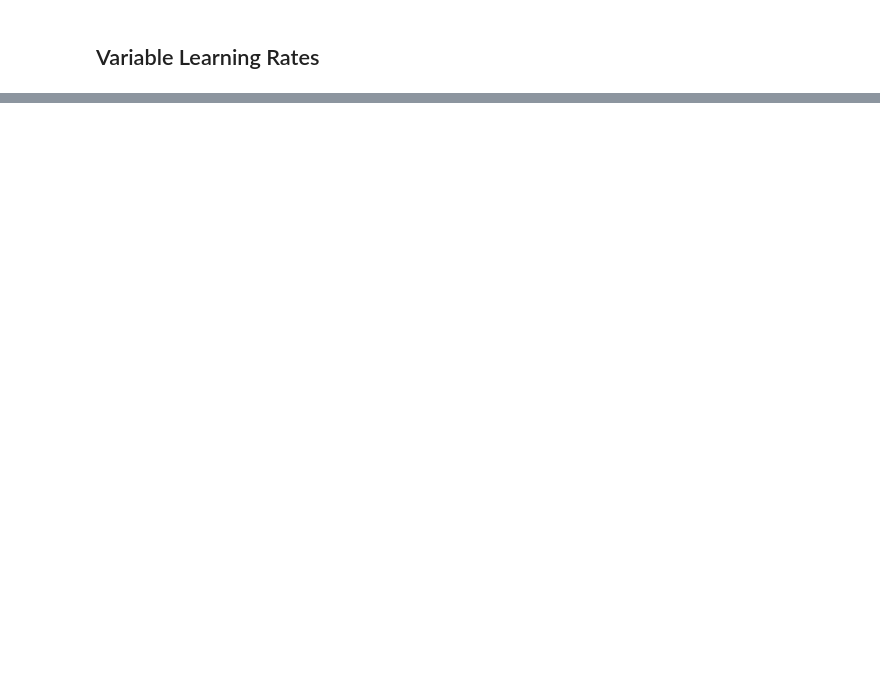
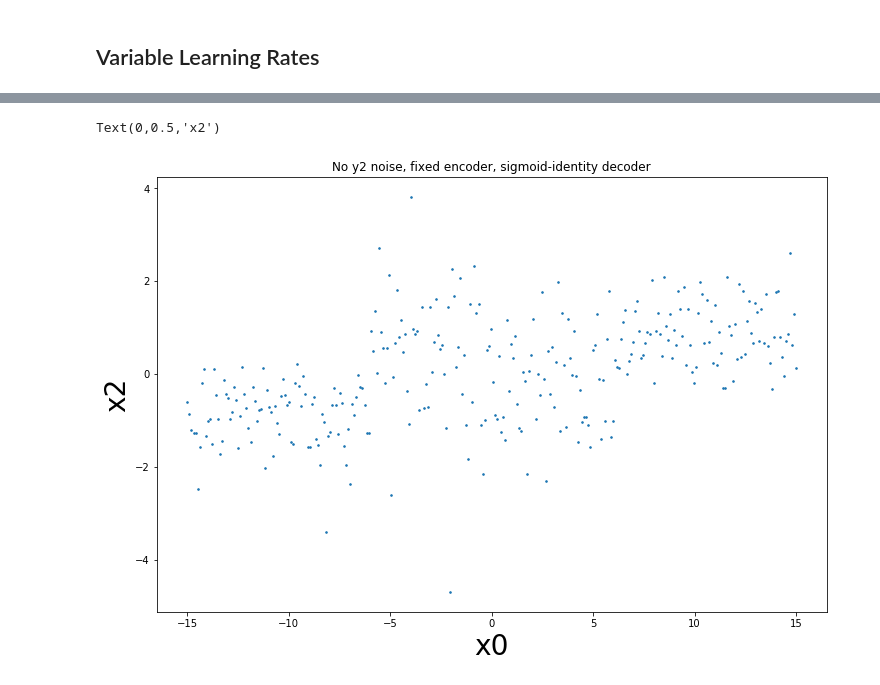
Before and after one commit to laurabrink13/Witsenhausen-Counterexample-with-NNs, a Jupyter notebook: Witsenhausen TF Variable LR.ipynb, the cells around one changed output, grey strips where cells are left out. Saved outputs shown, nothing was run; the diff lists cells and outputs as text; code cells hidden in the pictures; blank space fills up the shorter version.

```diff
--- a/Witsenhausen TF Variable LR.ipynb
+++ b/Witsenhausen TF Variable LR.ipynb
@@ -218,0 +426,9 @@ plt.scatter(x_train[:8000], all_u1 + x_train[:8000])
+# %%
+plt.scatter(x_test, all_x2, s=2.5)
+plt.title('No y2 noise, fixed encoder, sigmoid-identity decoder')
+plt.xlabel('x0', fontsize=28)
+plt.ylabel('x2', fontsize=28)
+# plt.savefig('figs/fixed_encoder_test/with_noise_x0_vs_x2.png');
+# %% [output]
+Text(0,0.5,'x2')
+[figure, added]
```
Also changed, not shown: parts of 33 cells of this notebook, 8 other files.
